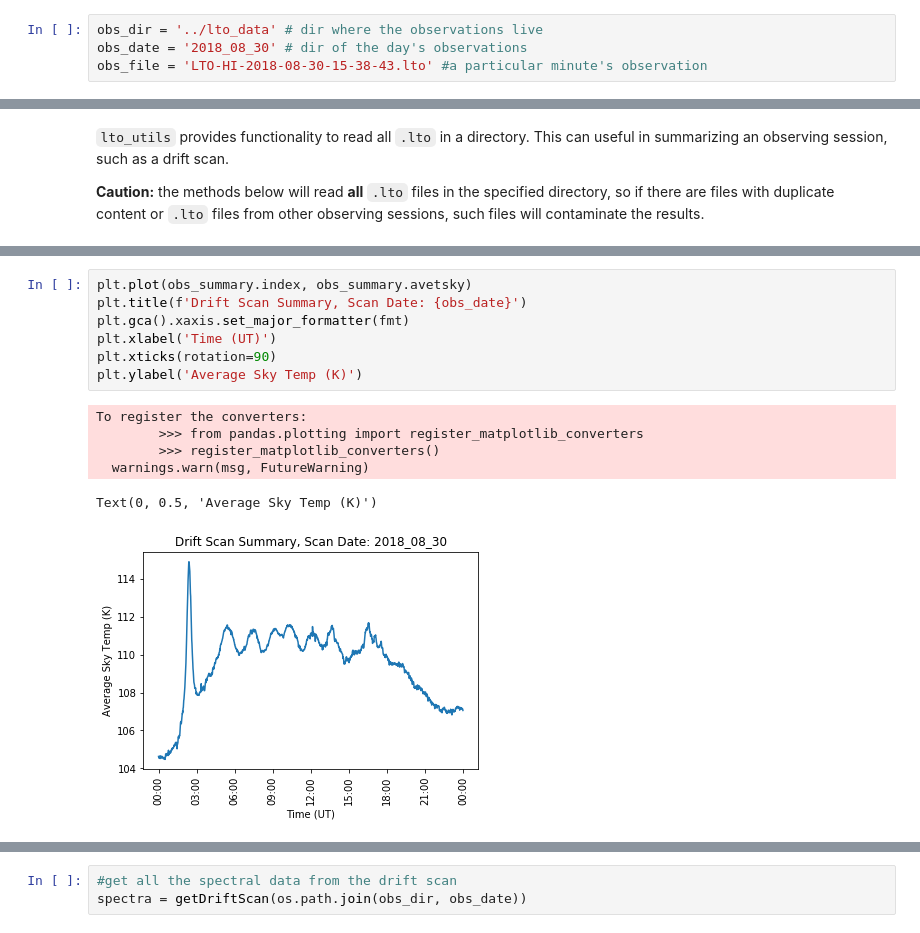
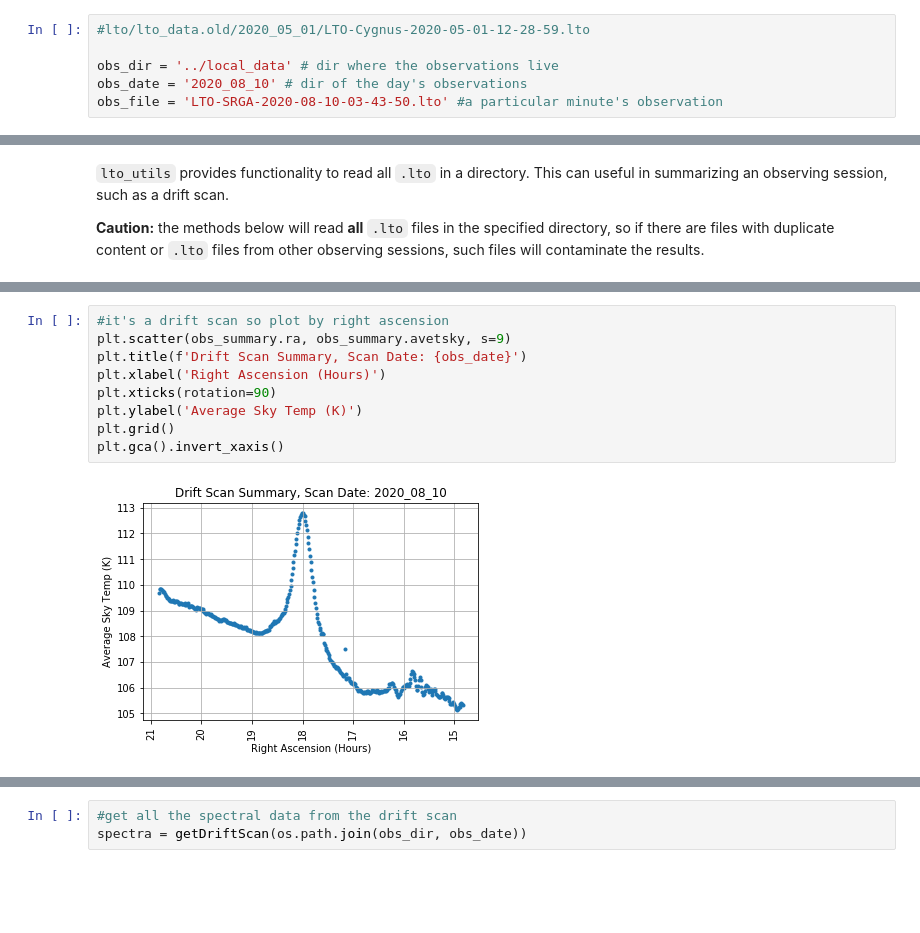
Before and after one commit to kevinmcmanus/lto_utils, a Jupyter notebook: lto_data.ipynb, the cells around one changed output, grey strips where cells are left out. Saved outputs shown, nothing was run; the diff lists cells and outputs as text; blank space fills up the shorter version.

```diff
--- a/lto_data.ipynb
+++ b/lto_data.ipynb
@@ -57,9 +53,11 @@ import os
 # %% [markdown]
 ## Read Single LTO File and Examine its Contents
 # %%
-obs_dir = '../lto_data' # dir where the observations live
-obs_date = '2018_08_30' # dir of the day's observations
-obs_file = 'LTO-HI-2018-08-30-15-38-43.lto' #a particular minute's observation
+#lto/lto_data.old/2020_05_01/LTO-Cygnus-2020-05-01-12-28-59.lto
+
+obs_dir = '../local_data' # dir where the observations live
+obs_date = '2020_08_10' # dir of the day's observations
+obs_file = 'LTO-SRGA-2020-08-10-03-43-50.lto' #a particular minute's observation
 # %%
 #create an LTO_File object and read its contents
 lto_file = LTO_File(os.path.join(obs_dir, obs_date, obs_file))
@@ -156,14 +248,11 @@ fmt = mdates.DateFormatter('%H:%M')
 # %%
-plt.plot(obs_summary.index, obs_summary.avetsky)
+#it's a drift scan so plot by right ascension
+plt.scatter(obs_summary.ra, obs_summary.avetsky, s=9)
 plt.title(f'Drift Scan Summary, Scan Date: {obs_date}')
-plt.gca().xaxis.set_major_formatter(fmt)
-plt.xlabel('Time (UT)')
+plt.xlabel('Right Ascension (Hours)')
 plt.xticks(rotation=90)
 plt.ylabel('Average Sky Temp (K)')
+plt.grid()
+plt.gca().invert_xaxis()
 # %% [output]
-To register the converters:
-        >>> from pandas.plotting import register_matplotlib_converters
-        >>> register_matplotlib_converters()
-  warnings.warn(msg, FutureWarning)
-Text(0, 0.5, 'Average Sky Temp (K)')
-[figure, old version]
+[figure, new version]
```
Also changed, not shown: parts of 32 cells of this notebook, 1 other file.
